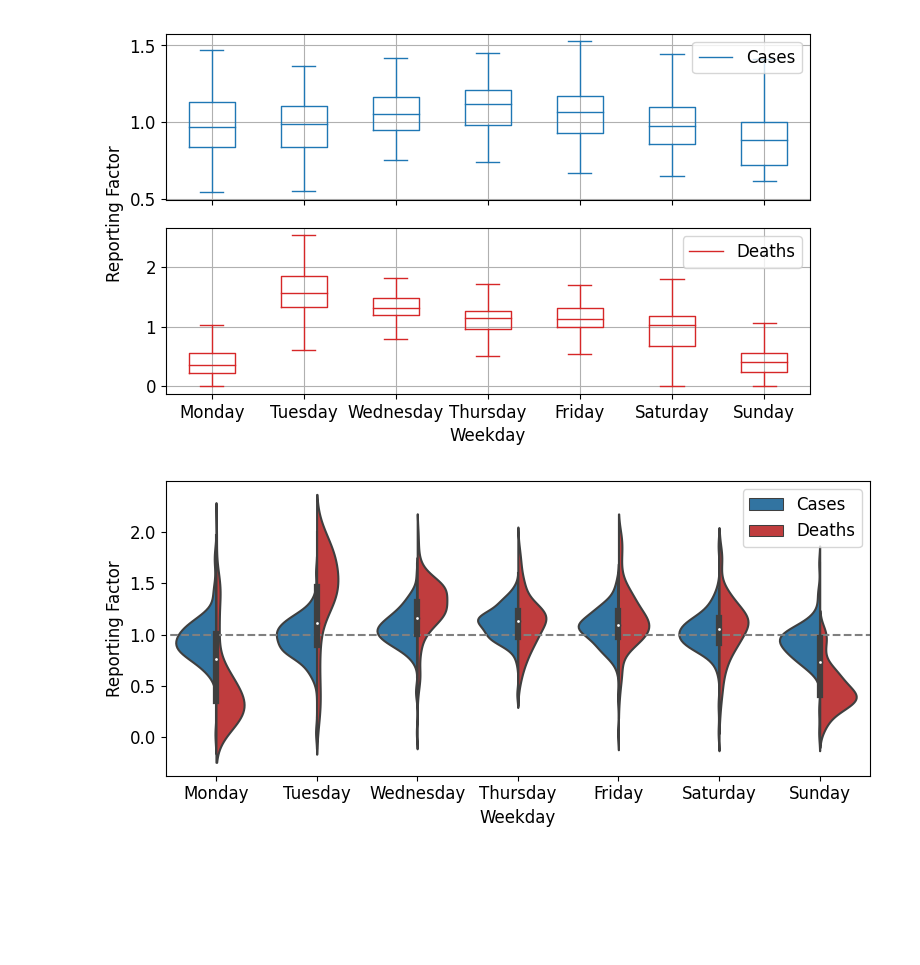
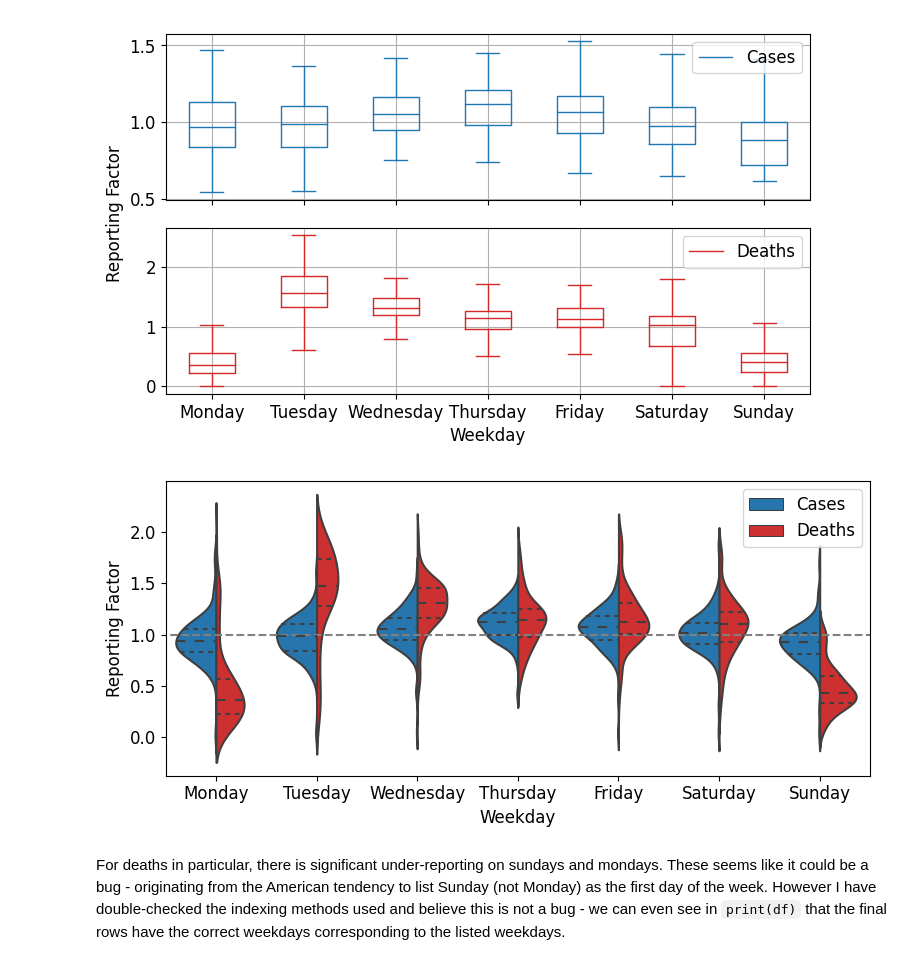
Before and after one commit to KCGallagher/periodic-sampling, a Jupyter notebook: analysis/data_trends.ipynb, the cells around one changed output. Cells and saved outputs as stored; diff of their text form; code cells hidden in the pictures; blank space fills up the shorter version.

Commit message:
Quartile data (#2)

```diff
--- a/analysis/data_trends.ipynb
+++ b/analysis/data_trends.ipynb
@@ -221,26 +247,28 @@ plt.savefig(f"../images/data_trends/daily_whisker_{location}.png")
 # %%
 def rel_reporting_violin(daily_df, value_cols, ax, cutoff, colors, labels):
     for column in value_cols:
         daily_df = rel_reporting_calc(daily_df, column)
 
     id_col = list(daily_df.columns.values)
     for i, value in enumerate(value_cols):
         value_cols[i] = 'Dif_' + value
         id_col.remove('Dif_' + value)
     violin_df = pd.melt(daily_df, id_vars = id_col, value_vars=value_cols, var_name='Type')
     ax.hlines(y=1, xmin=-1, xmax=7, linestyles="dashed", color="gray")
     sns.violinplot(data=violin_df, y=violin_df[(violin_df['value']<cutoff) & (violin_df['value']>0)]['value'],
-                   x='Weekday',ax=ax, hue='Type', palette=colors, split=True,
+                   ax=ax, x='Weekday', hue='Type', palette=colors, saturation=0.9, split=True, inner='quartile',# cut=0,
                    order=['Monday', 'Tuesday', 'Wednesday', 'Thursday', 'Friday', 'Saturday', 'Sunday'])
     ax.set_title(''); ax.set_xlim(-0.5,6.5)
     ax.legend(handles=ax.legend_.legendHandles, labels=labels)
 
 fig, axs = plt.subplots(1, figsize=(8,4))
 rel_reporting_violin(df.copy(), ['Daily_Cases', 'Daily_Deaths'],  ax=axs, cutoff=2,
                    colors=['tab:blue', 'tab:red'], labels=["Cases", "Deaths"])
 
 plt.xlabel('Weekday'); plt.ylabel("Reporting Factor")
 plt.suptitle(''); plt.tight_layout()
 plt.savefig(f"../images/data_trends/daily_violin_{location}.png")
 # %% [output]
-[figure, old version]
+[figure, new version]
+# %% [markdown]
+For deaths in particular, there is significant under-reporting on sundays and mondays. These seems like it could be a bug - originating from the American tendency to list Sunday (not Monday) as the first day of the week. However I have double-checked the indexing methods used and believe this is not a bug -  we can even see in `print(df)` that the final rows have the correct weekdays corresponding to the listed weekdays.
```
Also changed, not shown: parts of 2 cells of this notebook, 1 other file.
